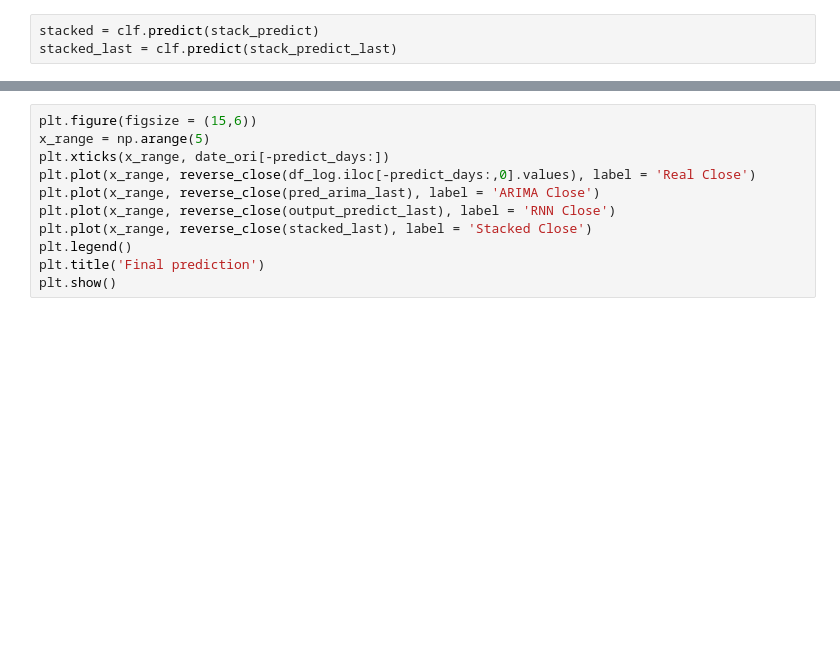
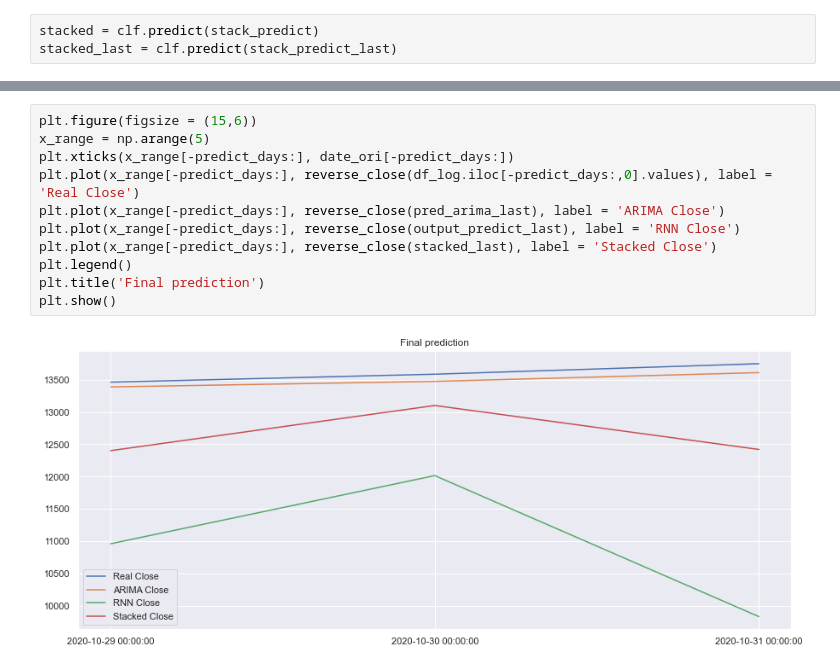
Before and after one commit to tang-ji/BTC-prediction, a Jupyter notebook: stack-rnn-arima-xgb.ipynb, the cells around one changed output, grey strips where cells are left out. Drawn from its saved outputs; the diff is of its cells as text; blank space fills up the shorter version.

```diff
--- a/stack-rnn-arima-xgb.ipynb
+++ b/stack-rnn-arima-xgb.ipynb
@@ -295,11 +315,13 @@ plt.show()
 # %%
 plt.figure(figsize = (15,6))
 x_range = np.arange(5)
-plt.xticks(x_range, date_ori[-predict_days:])
-plt.plot(x_range, reverse_close(df_log.iloc[-predict_days:,0].values), label = 'Real Close')
-plt.plot(x_range, reverse_close(pred_arima_last), label = 'ARIMA Close')
-plt.plot(x_range, reverse_close(output_predict_last), label = 'RNN Close')
-plt.plot(x_range, reverse_close(stacked_last), label = 'Stacked Close')
+plt.xticks(x_range[-predict_days:], date_ori[-predict_days:])
+plt.plot(x_range[-predict_days:], reverse_close(df_log.iloc[-predict_days:,0].values), label = 'Real Close')
+plt.plot(x_range[-predict_days:], reverse_close(pred_arima_last), label = 'ARIMA Close')
+plt.plot(x_range[-predict_days:], reverse_close(output_predict_last), label = 'RNN Close')
+plt.plot(x_range[-predict_days:], reverse_close(stacked_last), label = 'Stacked Close')
 plt.legend()
 plt.title('Final prediction')
 plt.show()
+# %% [output]
+[figure, added]
```
Also changed, not shown: parts of 16 cells of this notebook, 1 other file.
